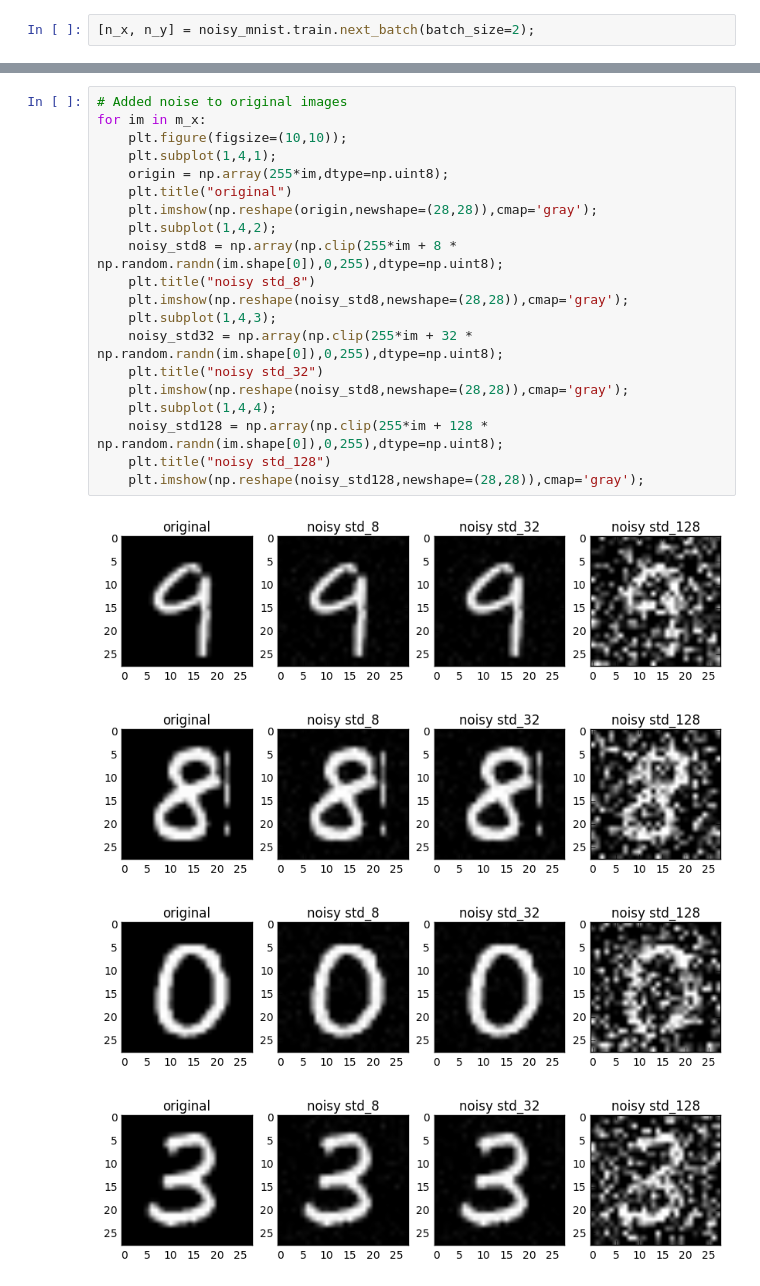
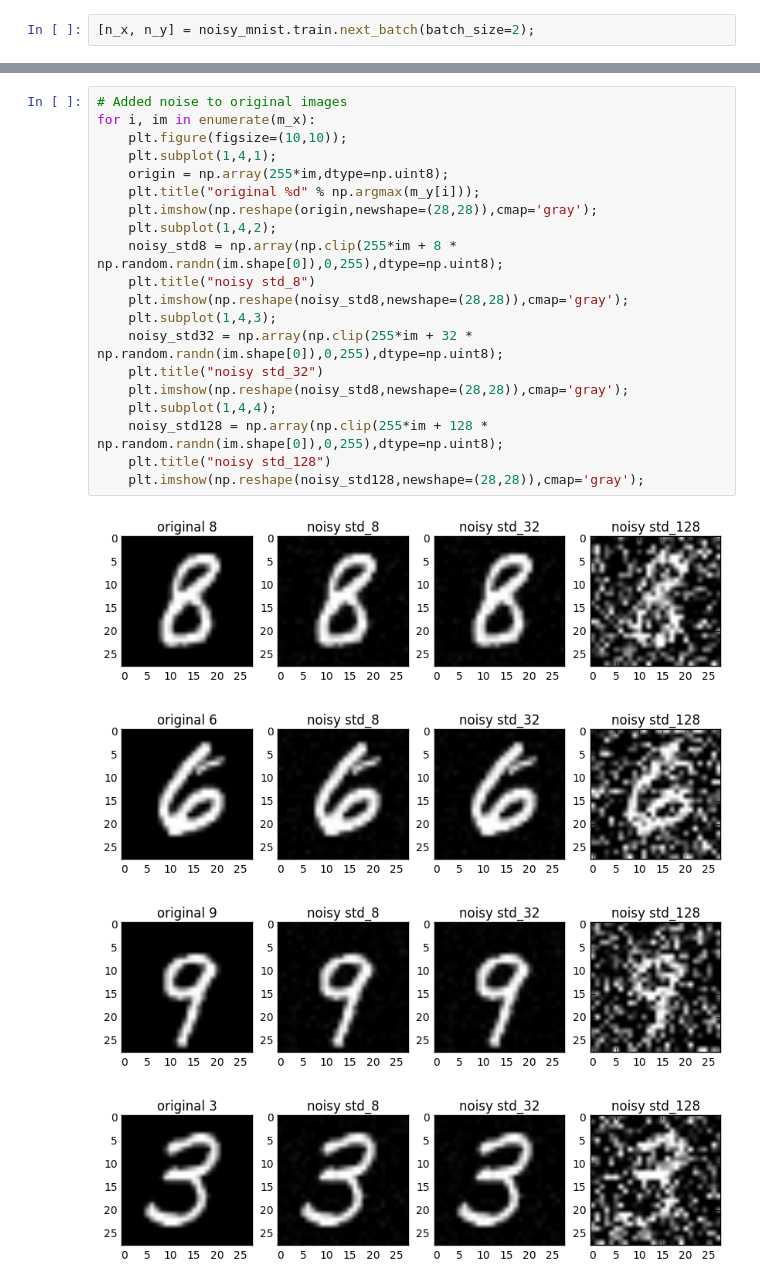
Before and after one commit to YuhuaBillChen/tf-minist-playground, a Jupyter notebook: notebook/noisy_images.ipynb, the cells around one changed output, grey strips where cells are left out. Cells and saved outputs as stored; diff of their text form.

```diff
--- a/notebook/noisy_images.ipynb
+++ b/notebook/noisy_images.ipynb
@@ -34,25 +37,25 @@ for im in n_x:
 # %%
 # Added noise to original images
-for im in m_x:
+for i, im in enumerate(m_x):
     plt.figure(figsize=(10,10));
     plt.subplot(1,4,1);
     origin = np.array(255*im,dtype=np.uint8);
-    plt.title("original")
+    plt.title("original %d" % np.argmax(m_y[i]));
     plt.imshow(np.reshape(origin,newshape=(28,28)),cmap='gray');
     plt.subplot(1,4,2);
     noisy_std8 = np.array(np.clip(255*im + 8 * np.random.randn(im.shape[0]),0,255),dtype=np.uint8);
     plt.title("noisy std_8")
     plt.imshow(np.reshape(noisy_std8,newshape=(28,28)),cmap='gray');
     plt.subplot(1,4,3);
     noisy_std32 = np.array(np.clip(255*im + 32 * np.random.randn(im.shape[0]),0,255),dtype=np.uint8);
     plt.title("noisy std_32")
     plt.imshow(np.reshape(noisy_std8,newshape=(28,28)),cmap='gray');
     plt.subplot(1,4,4);
     noisy_std128 = np.array(np.clip(255*im + 128 * np.random.randn(im.shape[0]),0,255),dtype=np.uint8);
     plt.title("noisy std_128")
     plt.imshow(np.reshape(noisy_std128,newshape=(28,28)),cmap='gray');
 # %% [output]
-[figure, old version]
+[figure, new version]
-[figure, old version]
+[figure, new version]
-[figure, old version]
+[figure, new version]
-[figure, old version]
+[figure, new version]
```
Also changed, not shown: parts of 4 cells of this notebook, 1 other file.
